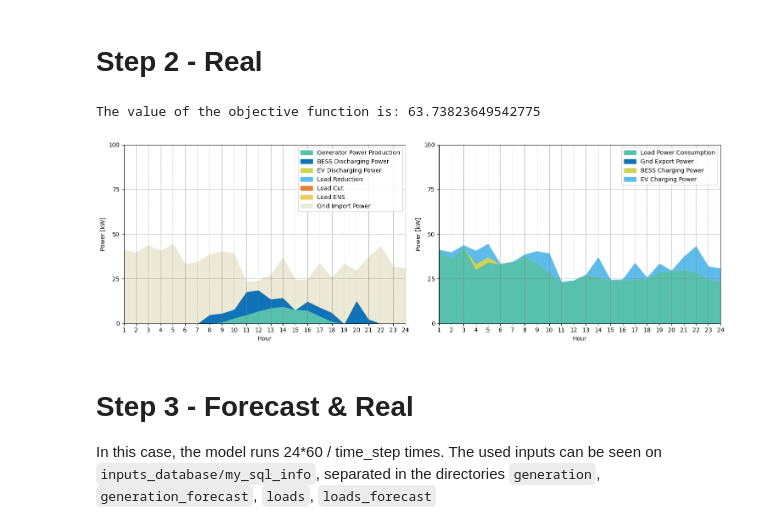
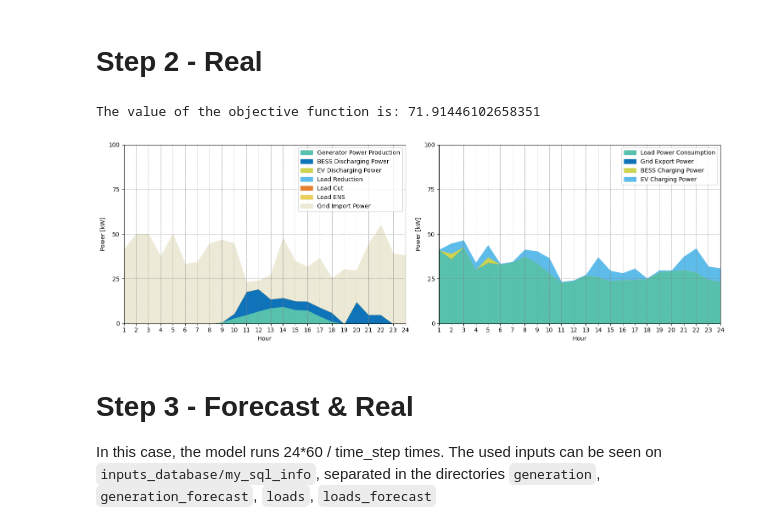
Before and after one commit to cpguzman/energy_communities_management, a Jupyter notebook: pyecom_tomas/new_pyecomWforecats.ipynb, the cells around one changed output. Drawn from its saved outputs; the diff is of its cells as text; code cells hidden in the pictures.

Commit message:
New jupyter with the results of export profile, new function of multply factor

```diff
--- a/pyecom_tomas/new_pyecomWforecats.ipynb
+++ b/pyecom_tomas/new_pyecomWforecats.ipynb
@@ -313,7 +317,7 @@ True_Data.change_time_step(_time_step)
 # As said before, initially the object Data_forecast only stores what comes from Excel.
 # These two functions replace the data from excel by the data from the Mysql FORECAST Databases:
 
-step2_folder = './new_inputs_database/no_factors/step2'
+step2_folder = './new_inputs_database/step2'
 
 True_Data.get_data_from_db(specific_date=_specific_date, table="generators", end = 24*60//_time_step, time_step=_time_step, folder=step2_folder, save=True)
 True_Data.get_data_from_db(specific_date=_specific_date, table="loads", end = 24*60//_time_step, time_step=_time_step, folder=step2_folder, save=True)
@@ -344,6 +348,6 @@ results_true_true = solver_true_true.solve(model_true_true)
 objective_value = pe.value(model_true_true.objFn)
 print(f"The value of the objective function is: {objective_value}")
 # %% [output]
-The value of the objective function is: 63.73823649542775
+The value of the objective function is: 71.91446102658351
 # %%
 #  Result extraction - Saving the results on CSVs:
@@ -473,13 +477,13 @@ with pd.ExcelWriter(folder + '/evs_output.xlsx') as writer:
 # %%
 
 m.plot_profile(result_genActPower=result_genActPower_true_true, result_storDchActPower = result_storDchActPower_true_true,
                result_v2gDchActPower=result_v2gDchActPower_true_true, result_loadRedActPower=result_loadRedActPower_true_true,
                result_loadCutActPower=result_loadCutActPower_true_true, result_loadENS=result_loadENS_true_true,
                result_pimp=result_pimp_true_true, model = model_true_true, Data = True_Data, result_genExcActPower=result_genExcActPower_true_true,
                result_storChActPower=result_storChActPower_true_true, result_v2gChActPower=result_v2gChActPower_true_true,
-               save = _save_plots, path=f'plots/no_factors/step2', name = f'measured-{_specific_date}-step-{_time_step}', graph_max=100, graph_step=25)
+               save = _save_plots, path=f'new_plots/step2', name = f'measured-{_specific_date}-step-{_time_step}', graph_max=100, graph_step=25)
 # %% [output]
-[figure, old version]
+[figure, new version]
 # %%
 # This function put on a excel all the data that was ploted on the previous part (plot_profile function)
 m.export_profile_to_excel(
```
Also changed, not shown: parts of 13 cells of this notebook, 4 other files.
